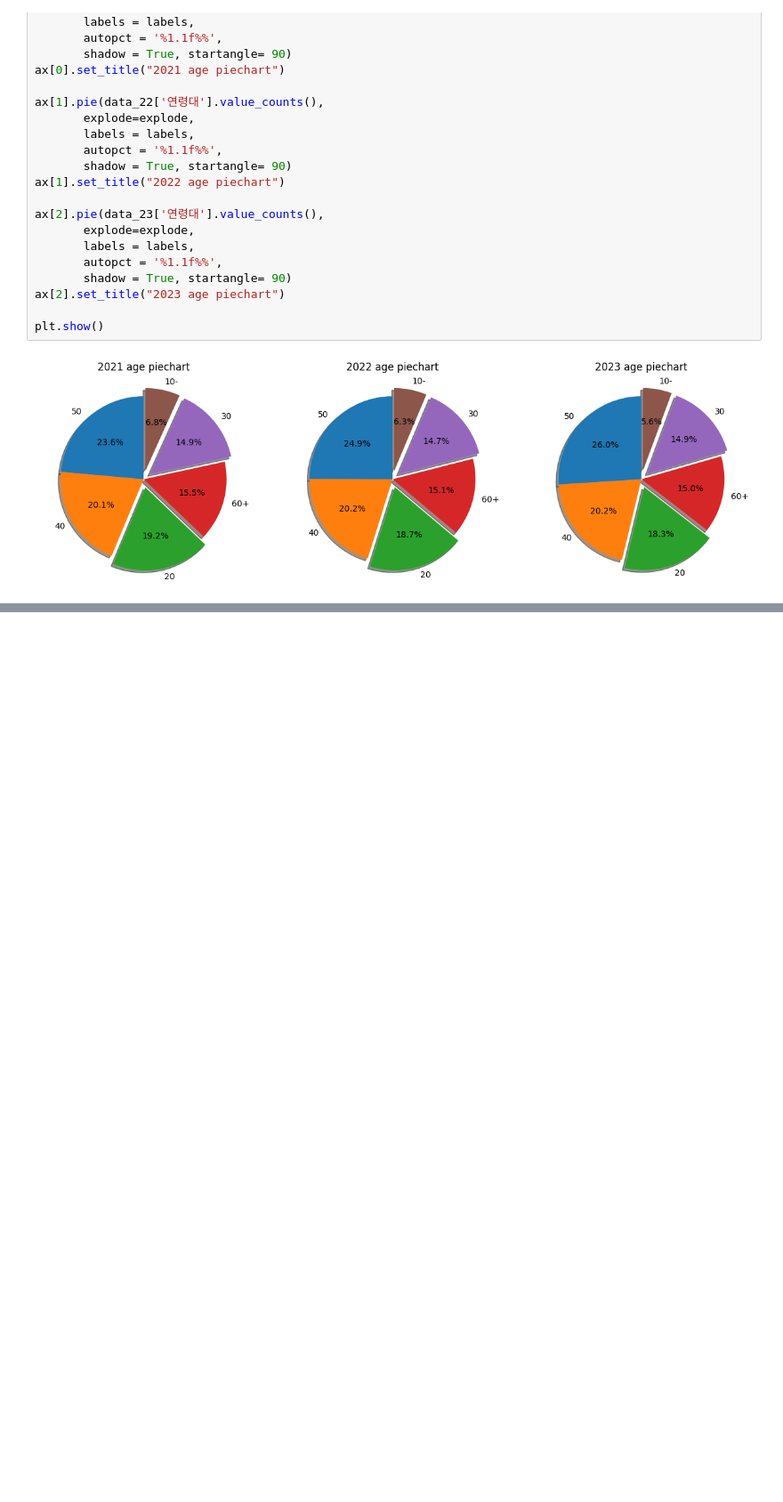
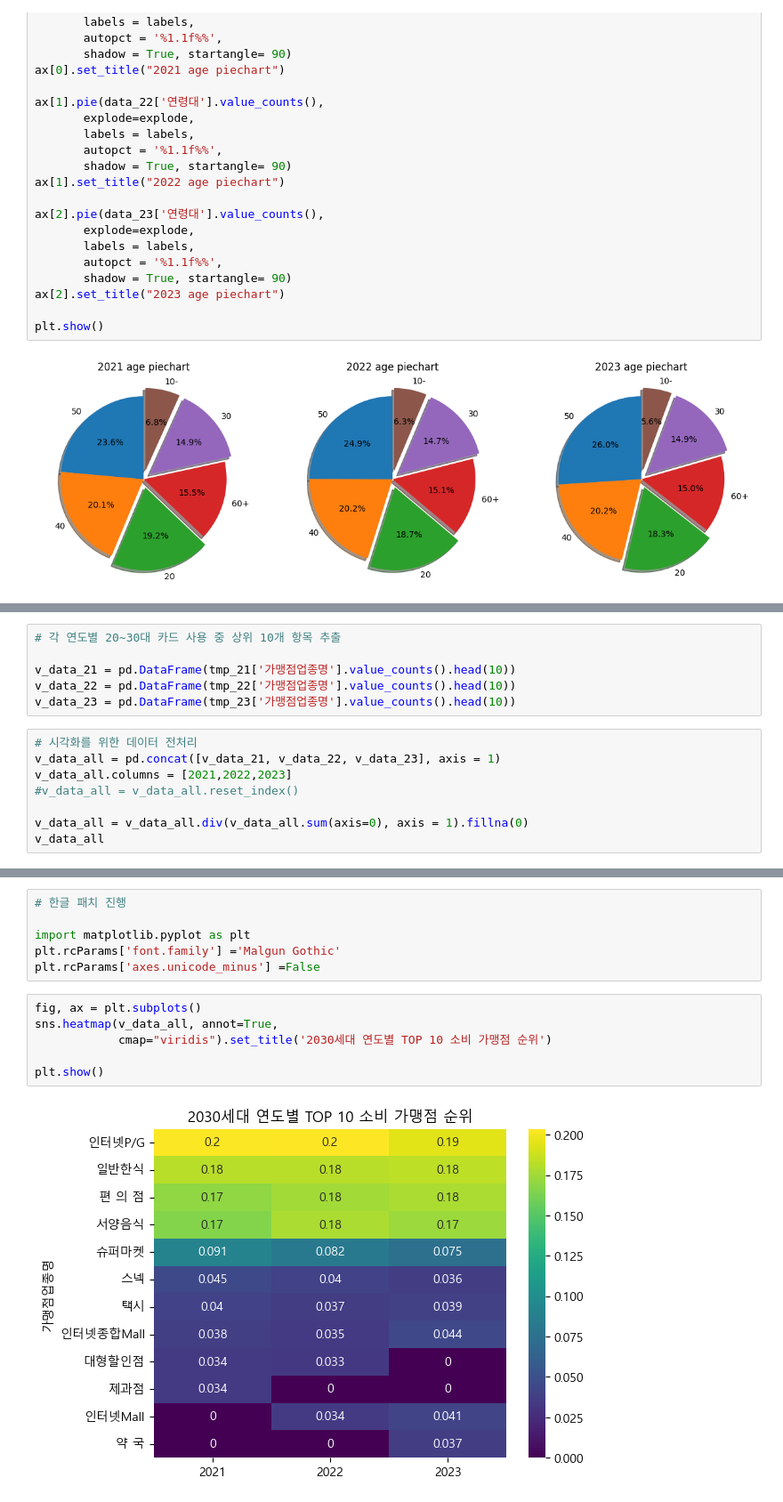
Before and after one commit to shs1018/iM_DiGital_Banker_academy, a Jupyter notebook: projects/iMBank_pj1/sampled_data_EDA.ipynb, the cells around one changed output, grey strips where cells are left out. Shown at 89% size. Drawn from its saved outputs; the diff is of its cells as text; blank space fills up the shorter version.

Commit message:
EDA & Visualization in progress

```diff
--- a/projects/iMBank_pj1/sampled_data_EDA.ipynb
+++ b/projects/iMBank_pj1/sampled_data_EDA.ipynb
@@ -142,0 +139,14 @@ data_21.head(3)
+# %%
+# 각 연도별 20~30대 카드 사용 중 상위 10개 항목 추출
+
+v_data_21 = pd.DataFrame(tmp_21['가맹점업종명'].value_counts().head(10))
+v_data_22 = pd.DataFrame(tmp_22['가맹점업종명'].value_counts().head(10))
+v_data_23 = pd.DataFrame(tmp_23['가맹점업종명'].value_counts().head(10))
+# %%
+# 시각화를 위한 데이터 전처리
+v_data_all = pd.concat([v_data_21, v_data_22, v_data_23], axis = 1)
+v_data_all.columns = [2021,2022,2023]
+#v_data_all = v_data_all.reset_index()
+
+v_data_all = v_data_all.div(v_data_all.sum(axis=0), axis = 1).fillna(0)
+v_data_all
@@ -142,0 +168,14 @@ data_21.head(3)
+# %%
+# 한글 패치 진행
+
+import matplotlib.pyplot as plt
+plt.rcParams['font.family'] ='Malgun Gothic'
+plt.rcParams['axes.unicode_minus'] =False
+# %%
+fig, ax = plt.subplots()
+sns.heatmap(v_data_all, annot=True,
+            cmap="viridis").set_title('2030세대 연도별 TOP 10 소비 가맹점 순위')
+
+plt.show()
+# %% [output]
+[figure, added]
```
Also changed, not shown: parts of 22 cells of this notebook, 1 other file.
